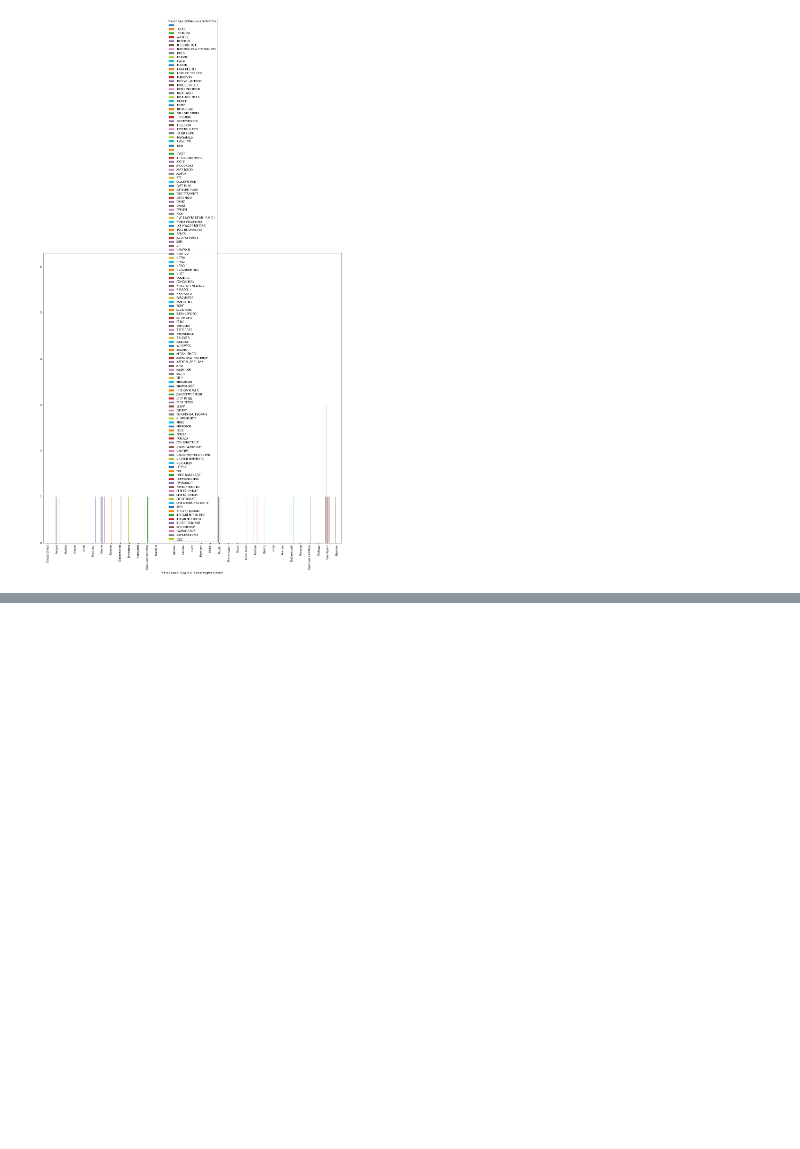
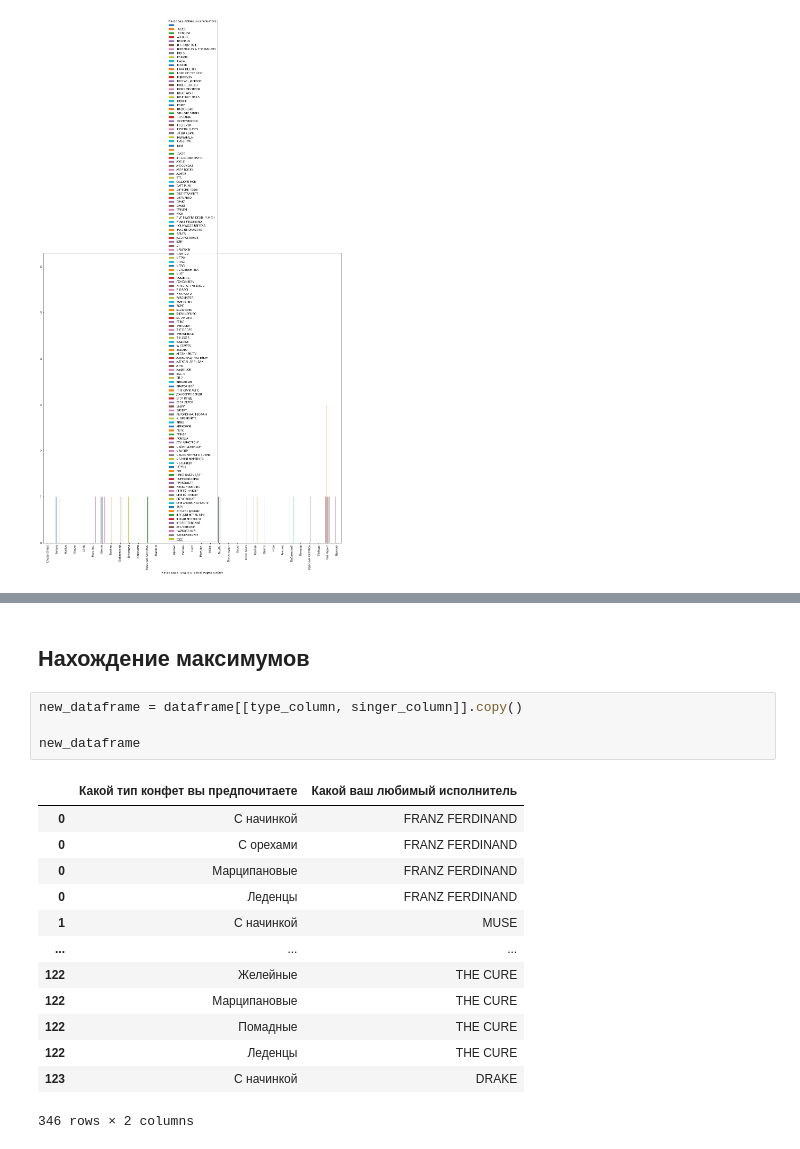
Before and after one commit to Merkrin/HSE_Sociology_Project, a Jupyter notebook: Social_Script.ipynb, the cells around one changed output, grey strips where cells are left out. Cells and saved outputs as stored; diff of their text form; blank space fills up the shorter version.

```diff
--- a/Social_Script.ipynb
+++ b/Social_Script.ipynb
@@ -346,0 +407,20 @@ new_dataframe.plot(kind='bar', figsize=(20,20))
+# %% [markdown]
+## Нахождение максимумов
+# %%
+new_dataframe = dataframe[[type_column, singer_column]].copy()
+
+new_dataframe
+# %% [output]
+|  | Какой тип конфет вы предпочитаете | Какой ваш любимый исполнитель |
+| 0 | С начинкой | FRANZ FERDINAND |
+| 0 | С орехами | FRANZ FERDINAND |
+| 0 | Марципановые | FRANZ FERDINAND |
+| 0 | Леденцы | FRANZ FERDINAND |
+| 1 | С начинкой | MUSE |
+| ... | ... | ... |
+| 122 | Желейные | THE CURE |
+| 122 | Марципановые | THE CURE |
+| 122 | Помадные | THE CURE |
+| 122 | Леденцы | THE CURE |
+| 123 | С начинкой | DRAKE |
+346 rows × 2 columns
```
Also changed, not shown: parts of 13 cells of this notebook.
